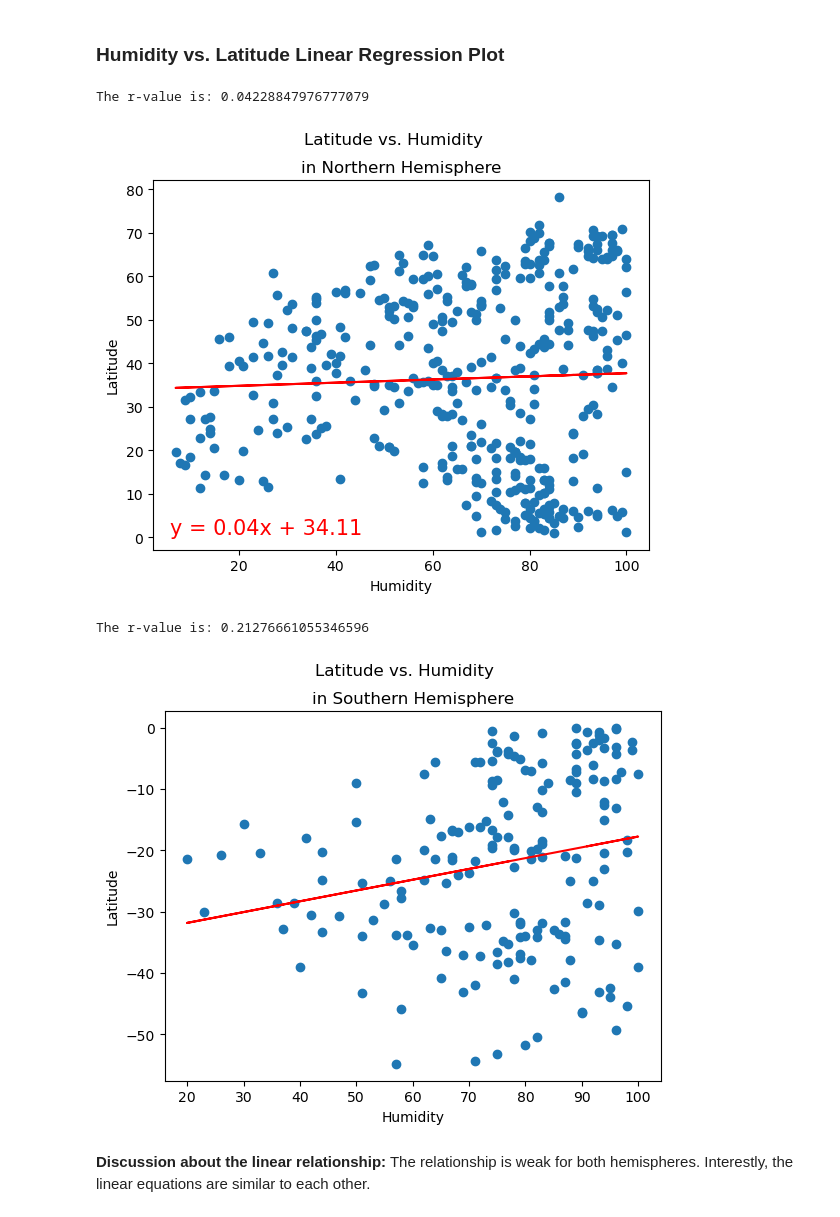
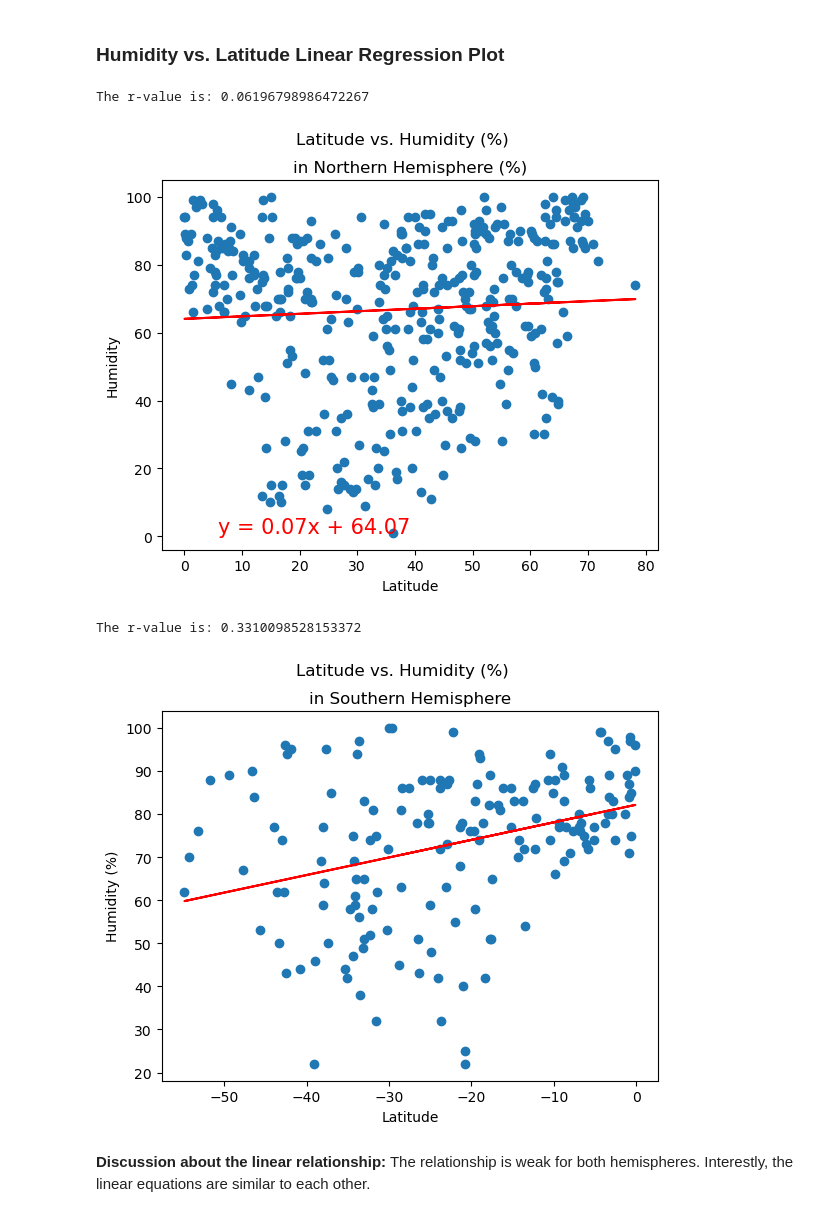
Before and after one commit to amonnerie/python-api-challenge, a Jupyter notebook: WeatherPy/WeatherPy.ipynb, the cells around one changed output. Saved outputs shown, nothing was run; the diff lists cells and outputs as text; code cells hidden in the pictures.

```diff
--- a/WeatherPy/WeatherPy.ipynb
+++ b/WeatherPy/WeatherPy.ipynb
@@ -329,28 +329,28 @@ The r-value is: 0.80155846421086
 ### Humidity vs. Latitude Linear Regression Plot
 # %%
 # Northern Hemisphere
-plt.scatter(northern_hemi_df['Humidity'], northern_hemi_df['Lat'])
-regressionPlot(northern_hemi_df['Humidity'], northern_hemi_df['Lat'])
+plt.scatter(northern_hemi_df['Lat'], northern_hemi_df['Humidity'])
+regressionPlot(northern_hemi_df['Lat'], northern_hemi_df['Humidity'])
 plt.suptitle("Latitude vs. Humidity (%)")
 plt.title("in Northern Hemisphere (%)")
-plt.xlabel("Humidity")
-plt.ylabel("Latitude")
+plt.xlabel("Latitude")
+plt.ylabel("Humidity")
 plt.show()
 # %% [output]
-The r-value is: 0.04228847976777079
+The r-value is: 0.06196798986472267
-[figure, old version]
+[figure, new version]
 # %%
 # Southern Hemisphere
-plt.scatter(southern_hemi_df['Humidity'], southern_hemi_df['Lat'])
-regressionPlot(southern_hemi_df['Humidity'], southern_hemi_df['Lat'])
+plt.scatter(southern_hemi_df['Lat'], southern_hemi_df['Humidity'])
+regressionPlot(southern_hemi_df['Lat'], southern_hemi_df['Humidity'])
 plt.suptitle("Latitude vs. Humidity (%)")
 plt.title("in Southern Hemisphere")
-plt.xlabel("Humidity (%)")
-plt.ylabel("Latitude")
+plt.xlabel("Latitude")
+plt.ylabel("Humidity (%)")
 plt.show()
 # %% [output]
-The r-value is: 0.21276661055346596
+The r-value is: 0.3310098528153372
-[figure, old version]
+[figure, new version]
 # %% [markdown]
 **Discussion about the linear relationship:** The relationship is weak for both hemispheres. Interestly, the linear equations are similar to each other.
 # %% [markdown]
```
Also changed, not shown: parts of 16 cells of this notebook.
